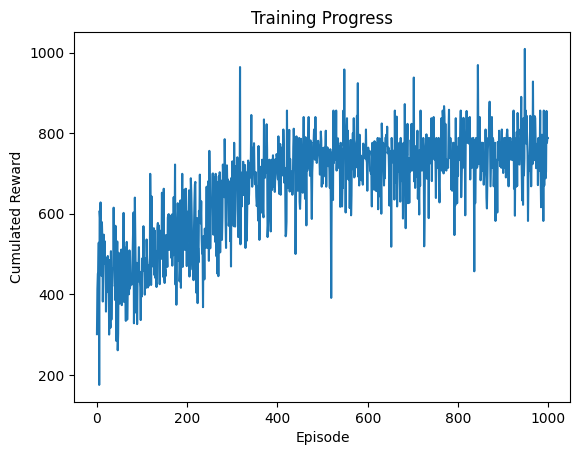
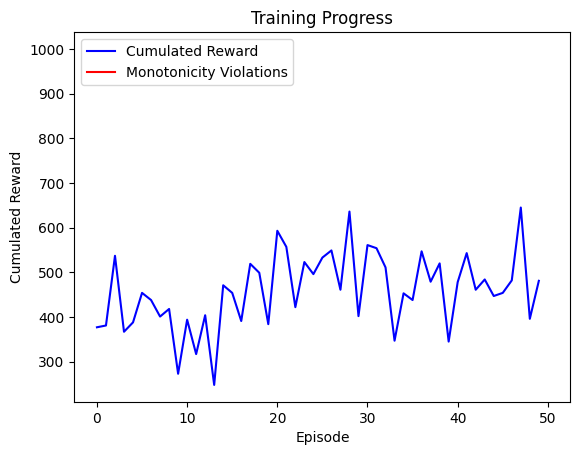
Unified diff of the notebook cell whose output changed from the first chart to the second:
--- before
+++ after
@@ -1,5 +1,7 @@
-plt.plot(reward_history)
+plt.plot(reward_history, color = "blue", label="Cumulated Reward")
+plt.plot([x[0] for x in monotonicity_violations], [x[1]*1000 for x in monotonicity_violations], color = "red", label="Monotonicity Violations")
 plt.xlabel("Episode")
 plt.ylabel("Cumulated Reward")
 plt.title("Training Progress")
+plt.legend()
 plt.show()

Commit: adapting vizusalization in Jupyter Notebooks